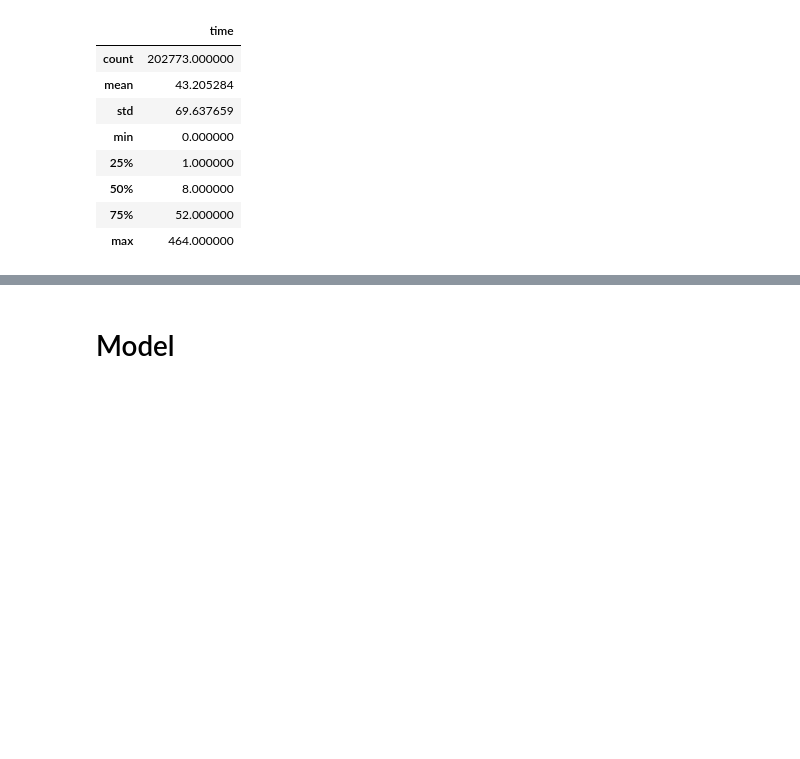
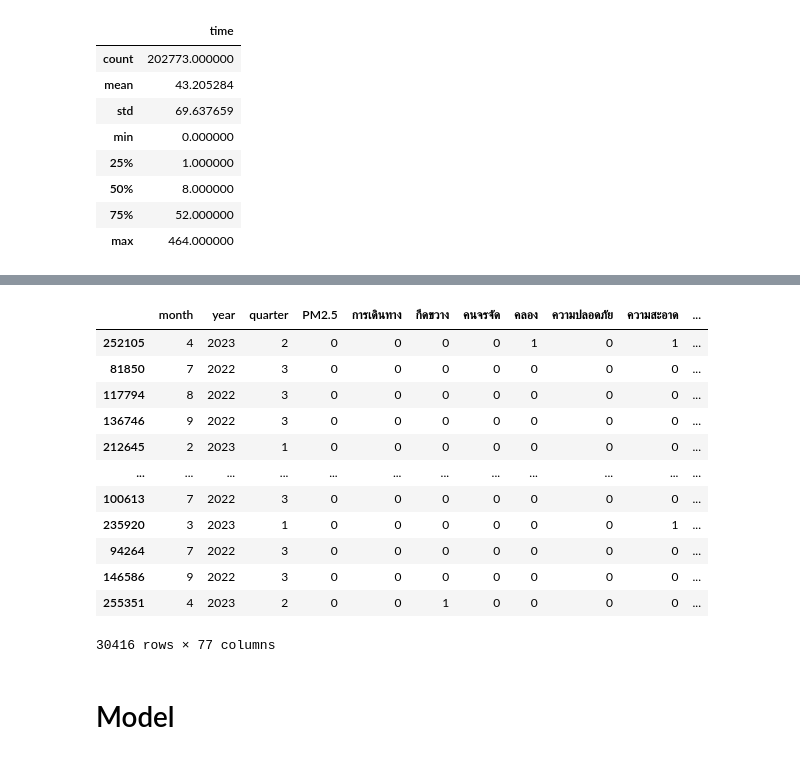
Before and after one commit to Stickman008/traffy-fondue-time-taken-teller, a Jupyter notebook: notebooks/test_main_XGB.ipynb, the cells around one changed output, grey strips where cells are left out. Cells and saved outputs as stored; diff of their text form; code cells hidden in the pictures; blank space fills up the shorter version.

```diff
--- a/notebooks/test_main_XGB.ipynb
+++ b/notebooks/test_main_XGB.ipynb
@@ -183,3 +196,21 @@ X_val
+# %%
+y_test = df_test['time']
+X_test = df_test.drop(['time'], axis = 1)
+X_test
+# %% [output]
+|  | month | year | quarter | PM2.5 | การเดินทาง | กีดขวาง | คนจรจัด | คลอง | ความปลอดภัย | ความสะอาด | ... |
+| 252105 | 4 | 2023 | 2 | 0 | 0 | 0 | 0 | 1 | 0 | 1 | ... |
+| 81850 | 7 | 2022 | 3 | 0 | 0 | 0 | 0 | 0 | 0 | 0 | ... |
+| 117794 | 8 | 2022 | 3 | 0 | 0 | 0 | 0 | 0 | 0 | 0 | ... |
+| 136746 | 9 | 2022 | 3 | 0 | 0 | 0 | 0 | 0 | 0 | 0 | ... |
+| 212645 | 2 | 2023 | 1 | 0 | 0 | 0 | 0 | 0 | 0 | 0 | ... |
+| ... | ... | ... | ... | ... | ... | ... | ... | ... | ... | ... | ... |
+| 100613 | 7 | 2022 | 3 | 0 | 0 | 0 | 0 | 0 | 0 | 0 | ... |
+| 235920 | 3 | 2023 | 1 | 0 | 0 | 0 | 0 | 0 | 0 | 1 | ... |
+| 94264 | 7 | 2022 | 3 | 0 | 0 | 0 | 0 | 0 | 0 | 0 | ... |
+| 146586 | 9 | 2022 | 3 | 0 | 0 | 0 | 0 | 0 | 0 | 0 | ... |
+| 255351 | 4 | 2023 | 2 | 0 | 0 | 1 | 0 | 0 | 0 | 0 | ... |
+30416 rows × 77 columns
 # %% [markdown]
 # Model
 # %%
```
Also changed, not shown: parts of 15 cells of this notebook, 2 other files.
